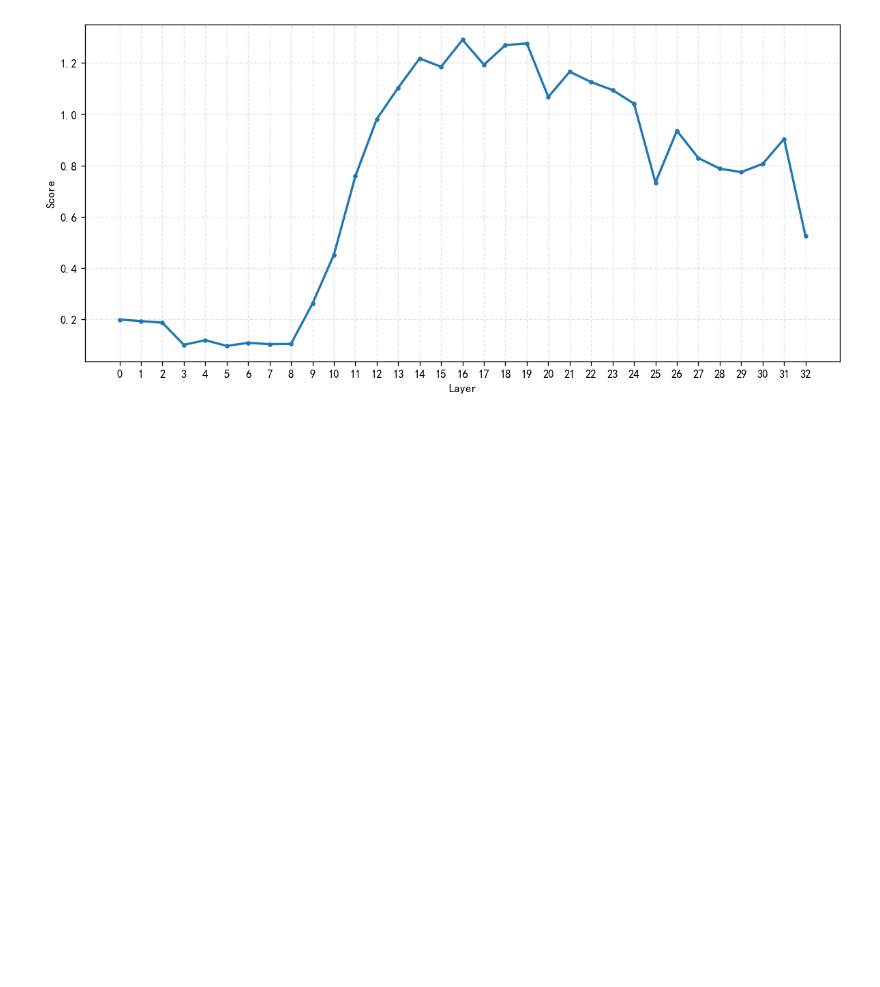
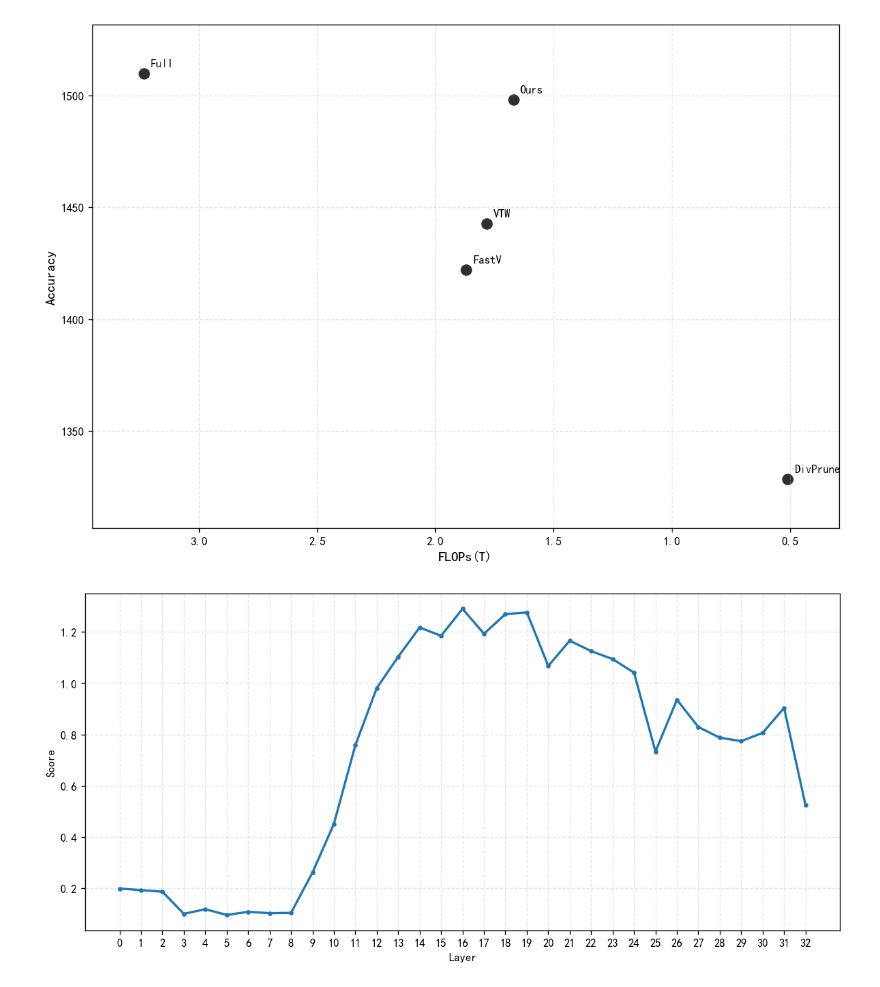
Before and after one commit to Cosmo-klara/Blog, a Jupyter notebook: src/content/blog/2_week9/1.ipynb, the cells around one changed output. Drawn from its saved outputs; the diff is of its cells as text; code cells hidden in the pictures; blank space fills up the shorter version.

```diff
--- a/src/content/blog/2_week9/1.ipynb
+++ b/src/content/blog/2_week9/1.ipynb
@@ -29,3 +29,31 @@ plt.show()
+# %%
+import matplotlib.pyplot as plt
+import numpy as np
+
+plt.rcParams["font.sans-serif"] = ["SimHei", "Microsoft YaHei", "Noto Sans CJK SC"]
+plt.rcParams["axes.unicode_minus"] = False
+
+models = ['Full', 'FastV', 'VTW', 'DivPrune', 'Ours']
+accuracy = [1509.97, 1422.18, 1442.67, 1328.3, 1498.33]
+flops = [3.233, 1.869, 1.782, 0.512, 1.670]
+
+fig, ax = plt.subplots(figsize=(10, 6.8), dpi=120)
+
+ax.scatter(flops, accuracy, s=80, color='#2f2f2f')
+
+for name, acc, f in zip(models, accuracy, flops):
+    ax.annotate(name, xy=(f, acc), xytext=(6, 6), textcoords='offset points', fontsize=10)
+
+ax.set_xlabel('FLOPs(T)', fontsize=12)
+ax.set_ylabel('Accuracy', fontsize=12)
+ax.invert_xaxis()
+ax.grid(True, linestyle='--', alpha=0.3)
+ax.margins(x=0.08, y=0.12)
+
+fig.tight_layout()
+plt.show()
+# %% [output]
+[figure, added]
 # %%
 import matplotlib.pyplot as plt
 import numpy as np
```
Also changed, not shown: parts of 1 cell of this notebook, 12 other files.
